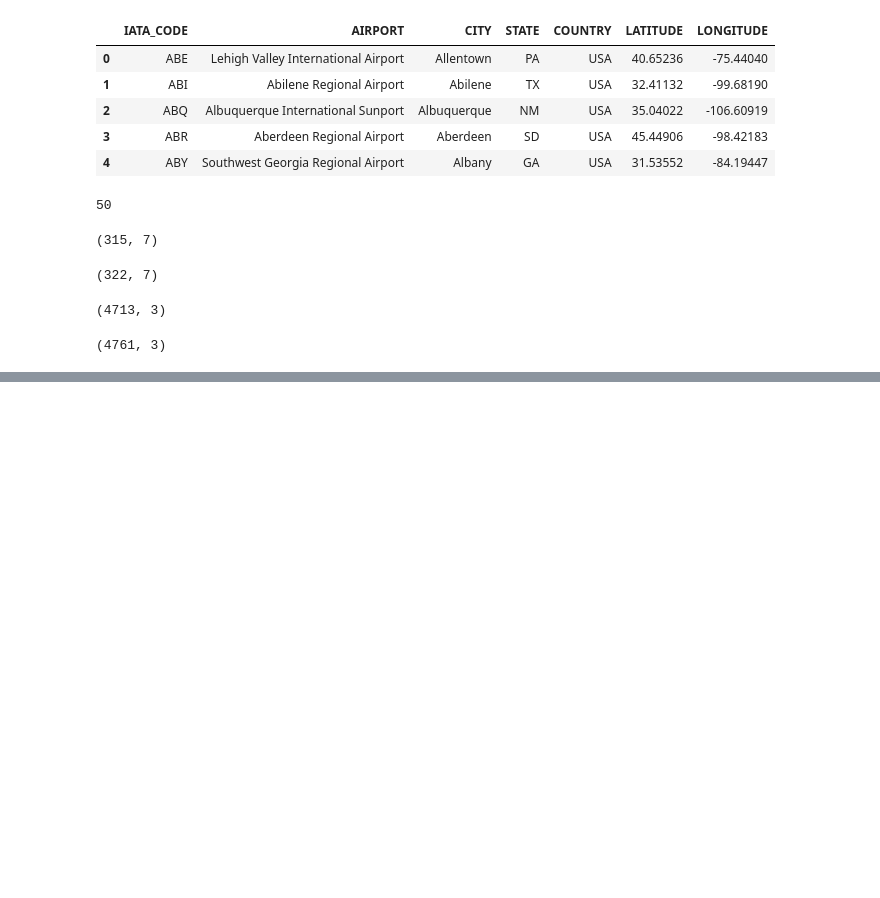
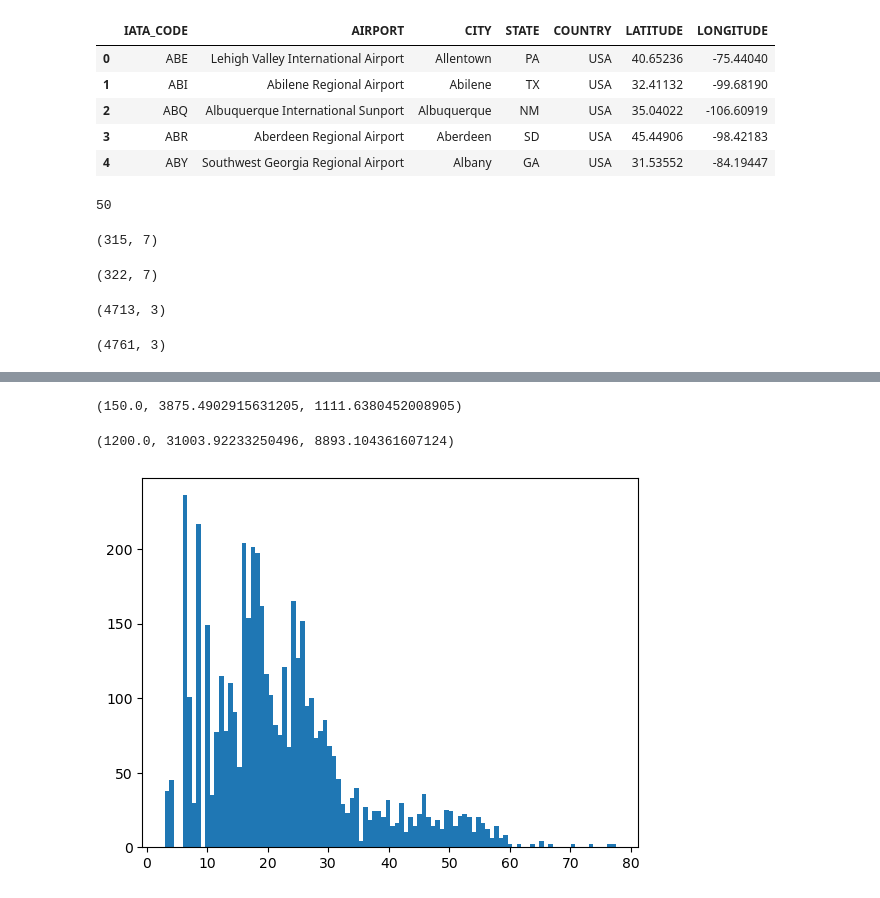
Before and after one commit to noviljohnson/FT_SQL, a Jupyter notebook: Airline_reservation/airpln_mnf_data_prep.ipynb, the cells around one changed output, grey strips where cells are left out. Drawn from its saved outputs; the diff is of its cells as text; code cells hidden in the pictures; blank space fills up the shorter version.

```diff
--- a/Airline_reservation/airpln_mnf_data_prep.ipynb
+++ b/Airline_reservation/airpln_mnf_data_prep.ipynb
@@ -373,0 +415,25 @@ temp_dir.shape
+# %%
+dist_list = []
+org=[]
+dest=[]
+
+non_sync_rows = 0
+
+for i in temp_dir_2.values:
+    row1 = airports_1[airports_1['IATA_CODE']==i[0]]
+    row2 = airports_1[airports_1['IATA_CODE']==i[1]]
+
+    try:
+        lg1 = int(row1['LONGITUDE'])
+        lt1 = int(row1['LATITUDE'])
+        lg2 = int(row2['LONGITUDE'])
+        lt2 = int(row2['LATITUDE'])
+
+        dist = ( (lg1-lg2)**2 + (lt1-lt2)**2 )**(0.5)
+        if dist != 0:
+            dist_list.append(dist)
+            org.append(i[0])
+            dest.append(i[1])
+    except:
+        non_sync_rows += 1
+#     print(dist)
@@ -373,0 +444,14 @@ temp_dir.shape
+# %%
+new_dist = []
+for i in dist_list:
+    if i < 3:
+        new_dist.append(i*3)
+    elif i < 10:
+        new_dist.append(i*2)
+    elif i <20 :
+        new_dist.append(i*1.6)
+    elif i < 50 :
+        new_dist.append(i*1.2)
+    else:
+        new_dist.append(i*.9)
+# new_dist
@@ -373,0 +476,8 @@ temp_dir.shape
+# %%
+min(new_dist)*50,max(new_dist)*50,sum(new_dist)/len(new_dist)*50
+# %% [output]
+(150.0, 3875.4902915631205, 1111.6380452008905)
+# %%
+min(new_dist)*5*80,max(new_dist)*5*80,sum(new_dist)/len(new_dist)*5*80
+# %% [output]
+(1200.0, 31003.92233250496, 8893.104361607124)
@@ -373,0 +486,5 @@ temp_dir.shape
+# %%
+plt.hist(new_dist,bins=100)
+plt.show()
+# %% [output]
+[figure, added]
```
Also changed, not shown: parts of 21 cells of this notebook, 2 other files.
